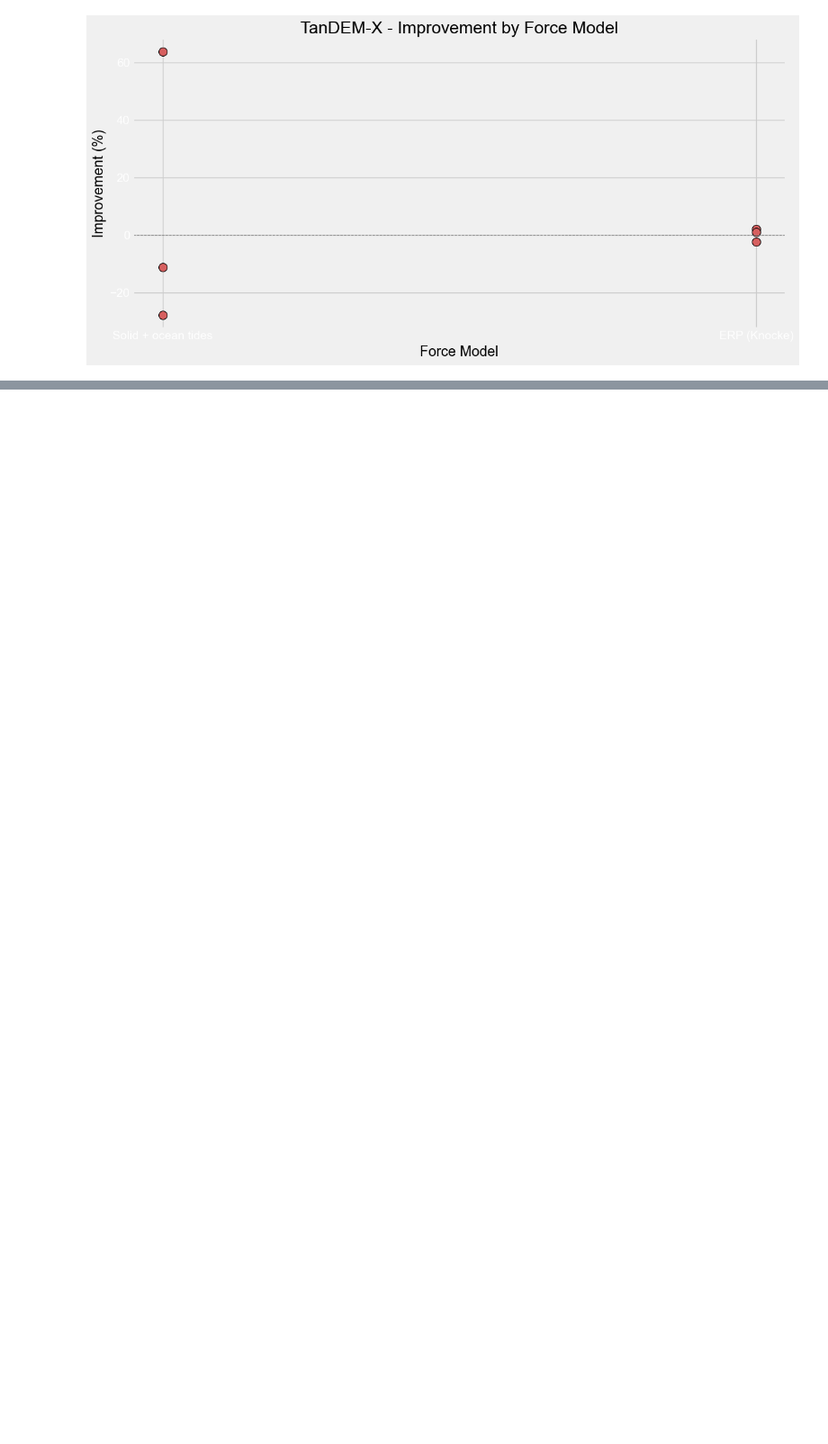
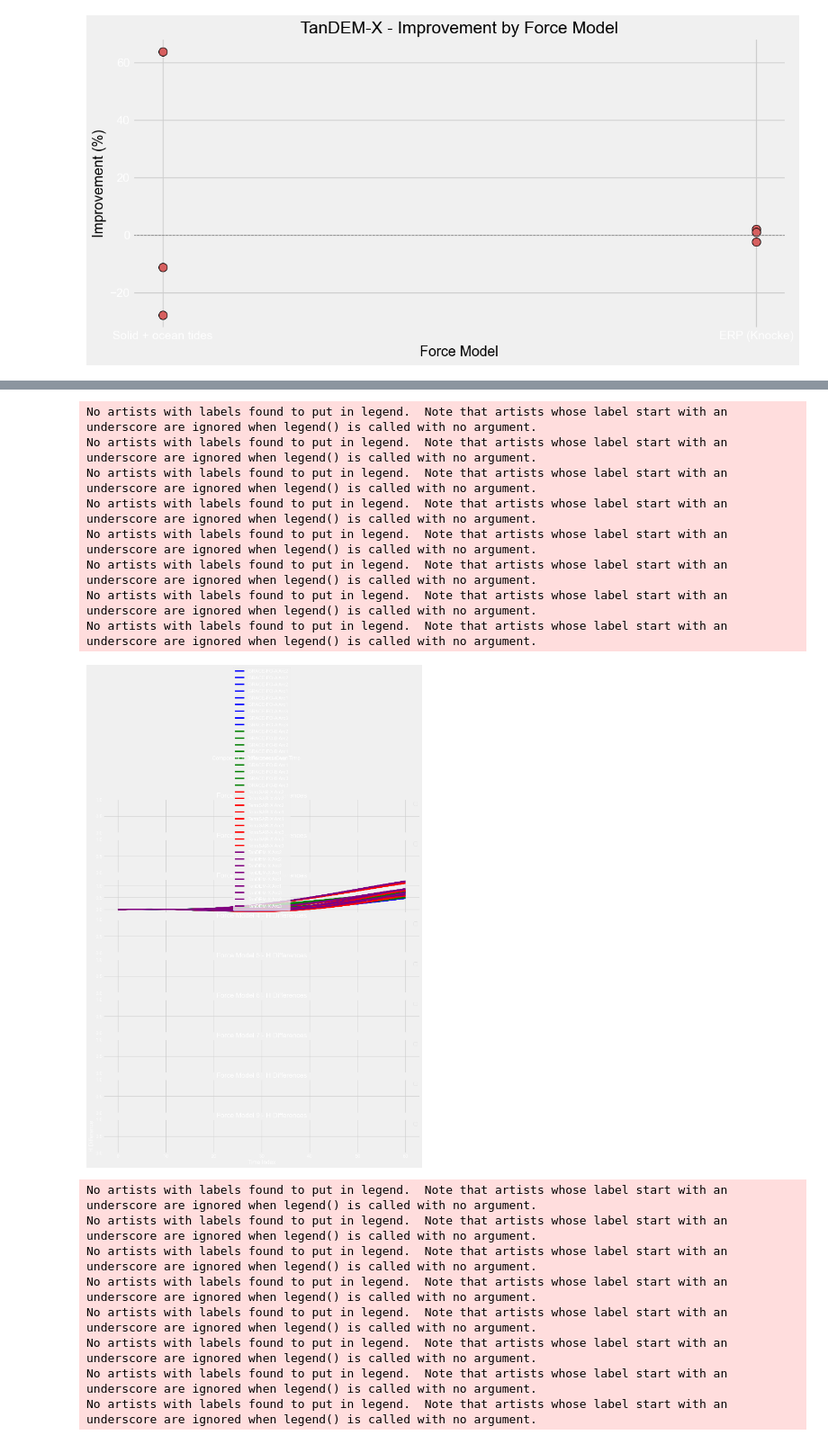
Before and after one commit to CharlesPlusC/ERP_tools, a Jupyter notebook: notebooks/OD_viz.ipynb, the cells around one changed output, grey strips where cells are left out. Shown at 90% size. Saved outputs shown, nothing was run; the diff lists cells and outputs as text; code cells hidden in the pictures; blank space fills up the shorter version.

```diff
--- a/notebooks/OD_viz.ipynb
+++ b/notebooks/OD_viz.ipynb
@@ -483,7 +377,7 @@ for sat_name in sat_names_to_test:
                         if component in hcl_diffs:
                             for config, diffs in hcl_diffs[component].items():
                                 times = np.arange(len(diffs[0]))  # Assuming the first sublist is the correct one to plot
-                                plt.plot(times, diffs[0], label=f'{config} Arc{arc_index}')
+                                plt.plot(times, diffs[0], label=f'{config}')
 
         plt.title(f'{sat_name} - {component} Differences Over Time')
         plt.xlabel('Time Index')
@@ -506 +400,77 @@ for sat_name in sat_names_to_test:
 [figure]
+# %%
+import numpy as np
+import matplotlib.pyplot as plt
+import os
+import re
+import seaborn as sns
+
+# Base folder path and satellite names
+base_folder_path = "output/OD_BLS/Tapley/saved_runs"
+sat_names_to_test = ["GRACE-FO-A", "GRACE-FO-B", "TerraSAR-X", "TanDEM-X"]
+components = ['H', 'C', 'L']
+sat_colors = {"GRACE-FO-A": "blue", "GRACE-FO-B": "green", "TerraSAR-X": "red", "TanDEM-X": "purple"}
+
+# Function to extract force model and arc index from filename
+def extract_fm_arc(filename):
+    match = re.search(r'fm(\d+)arc(\d+)', filename)
+    if match:
+        return int(match.group(1)), int(match.group(2))
+    return None, None
+
+# Determine the total number of force model configurations
+max_fm_index = 9  # Adjust based on your actual max force model index
+
+# Iterate over components (H, C, L)
+for component in components:
+    # Create a figure with subplots for each force model configuration
+    fig, axs = plt.subplots(max_fm_index, 1, figsize=(15, 2 * max_fm_index), sharex=True)
+
+    # Normalize axs to always be iterable
+    if max_fm_index == 1:
+        axs = [axs]
+
+    # Plot data
+    for sat_name in sat_names_to_test:
+        for root, dirs, files in os.walk(os.path.join(base_folder_path, sat_name)):
+            for file in files:
+                if file.endswith("_hcl_diffs.npy"):
+                    fm_index, arc_index = extract_fm_arc(file)
+                    if fm_index and arc_index:
+                        hcl_diffs = np.load(os.path.join(root, file), allow_pickle=True).item()
+                        if component in hcl_diffs:
+                            for config, diffs in hcl_diffs[component].items():
+                                # Iterate over each configuration's data points
+                                for data in diffs:
+                                    times = np.arange(len(data))
+                                    axs[fm_index - 1].plot(times, data, label=f'{sat_name} Arc{arc_index}', color=sat_colors[sat_name])
+
+    # Customize subplot titles and legend
+    for i, ax in enumerate(axs):
+        ax.set_title(f'Force Model {i + 1} - {component} Differences')
+        ax.legend(loc='best')
+
+    # Super title and labels
+    plt.suptitle(f'Component {component} Differences Over Time', fontsize=16)
+    plt.xlabel('Time Index')
+    plt.ylabel(f'{component} Difference')
+    plt.tight_layout(rect=[0, 0.03, 1, 0.95])
+    plt.show()
+# %% [output]
+No artists with labels found to put in legend.  Note that artists whose label start with an underscore are ignored when legend() is called with no argument.
+No artists with labels found to put in legend.  Note that artists whose label start with an underscore are ignored when legend() is called with no argument.
+No artists with labels found to put in legend.  Note that artists whose label start with an underscore are ignored when legend() is called with no argument.
+No artists with labels found to put in legend.  Note that artists whose label start with an underscore are ignored when legend() is called with no argument.
+No artists with labels found to put in legend.  Note that artists whose label start with an underscore are ignored when legend() is called with no argument.
+No artists with labels found to put in legend.  Note that artists whose label start with an underscore are ignored when legend() is called with no argument.
+No artists with labels found to put in legend.  Note that artists whose label start with an underscore are ignored when legend() is called with no argument.
+No artists with labels found to put in legend.  Note that artists whose label start with an underscore are ignored when legend() is called with no argument.
+[figure, added]
+No artists with labels found to put in legend.  Note that artists whose label start with an underscore are ignored when legend() is called with no argument.
+No artists with labels found to put in legend.  Note that artists whose label start with an underscore are ignored when legend() is called with no argument.
+No artists with labels found to put in legend.  Note that artists whose label start with an underscore are ignored when legend() is called with no argument.
+No artists with labels found to put in legend.  Note that artists whose label start with an underscore are ignored when legend() is called with no argument.
+No artists with labels found to put in legend.  Note that artists whose label start with an underscore are ignored when legend() is called with no argument.
+No artists with labels found to put in legend.  Note that artists whose label start with an underscore are ignored when legend() is called with no argument.
+No artists with labels found to put in legend.  Note that artists whose label start with an underscore are ignored when legend() is called with no argument.
+No artists with labels found to put in legend.  Note that artists whose label start with an underscore are ignored when legend() is called with no argument.
```
Also changed, not shown: parts of 4 cells of this notebook.
